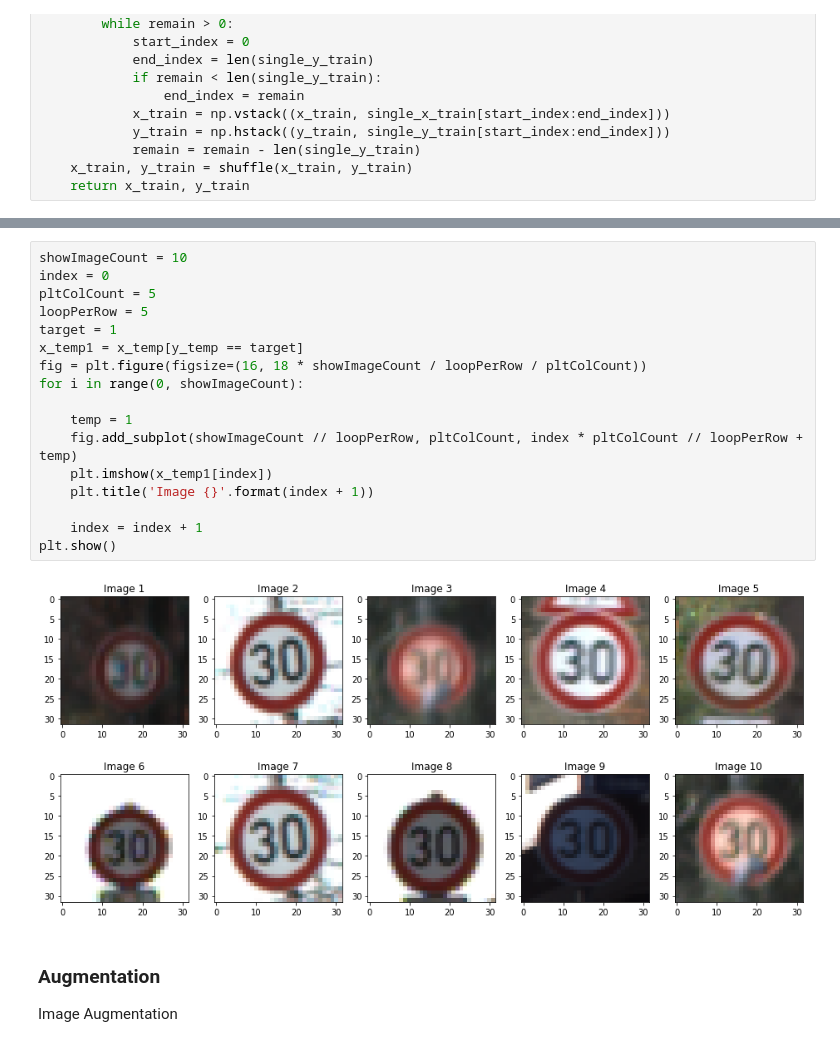
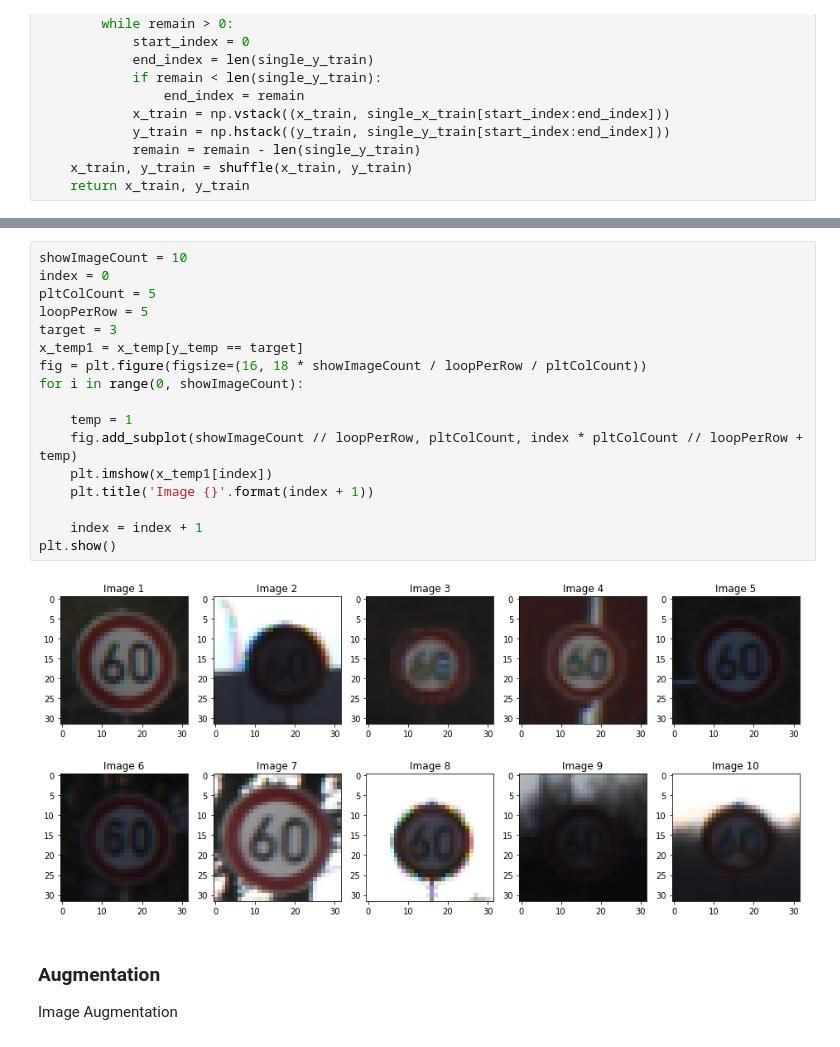
Before and after one commit to mkleung-dev/CarND-Traffic-Sign-Classifier-Project, a Jupyter notebook: Traffic_Sign_Classifier.ipynb, the cells around one changed output, grey strips where cells are left out. Cells and saved outputs as stored; diff of their text form.

```diff
--- a/Traffic_Sign_Classifier.ipynb
+++ b/Traffic_Sign_Classifier.ipynb
@@ -223,22 +219,22 @@ plt.show()
 # %%
 showImageCount = 10
 index = 0
 pltColCount = 5
 loopPerRow = 5
-target = 1
+target = 3
 x_temp1 = x_temp[y_temp == target]
 fig = plt.figure(figsize=(16, 18 * showImageCount / loopPerRow / pltColCount))
 for i in range(0, showImageCount):
 
     temp = 1
     fig.add_subplot(showImageCount // loopPerRow, pltColCount, index * pltColCount // loopPerRow + temp)
     plt.imshow(x_temp1[index])
     plt.title('Image {}'.format(index + 1))
 
     index = index + 1
 plt.show()
 # %% [output]
-[figure, old version]
+[figure, new version]
 # %% [markdown]
 ### Augmentation
 Image Augmentation
```
Also changed, not shown: parts of 16 cells of this notebook.
